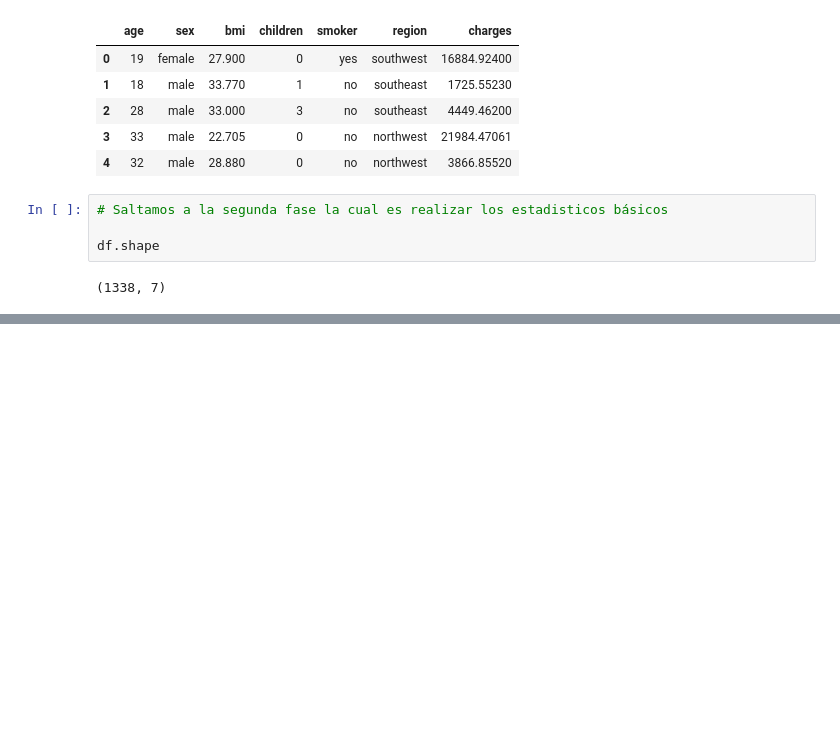
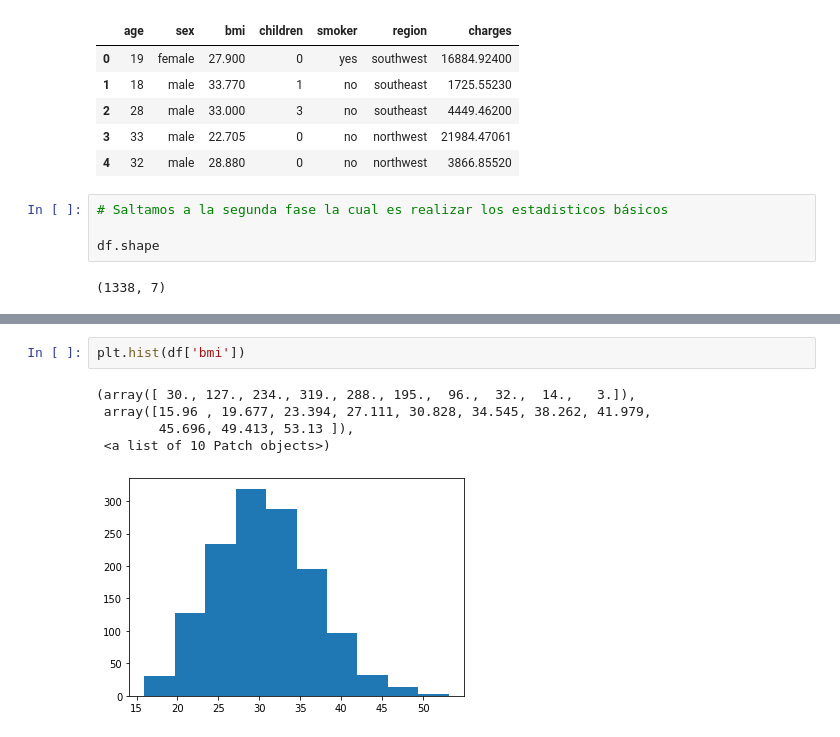
Before and after one commit to sbsreyes/Insurance_Cost_Machine-Learning, a Jupyter notebook: Insurance cost prediction.ipynb, the cells around one changed output, grey strips where cells are left out. Saved outputs shown, nothing was run; the diff lists cells and outputs as text; blank space fills up the shorter version.

```diff
--- a/Insurance cost prediction.ipynb
+++ b/Insurance cost prediction.ipynb
@@ -28,0 +115,8 @@ df.shape
+# %%
+plt.hist(df['bmi'])
+# %% [output]
+(array([ 30., 127., 234., 319., 288., 195.,  96.,  32.,  14.,   3.]),
+ array([15.96 , 19.677, 23.394, 27.111, 30.828, 34.545, 38.262, 41.979,
+        45.696, 49.413, 53.13 ]),
+ <a list of 10 Patch objects>)
+[figure, added]
```
Also changed, not shown: parts of 28 cells of this notebook.
